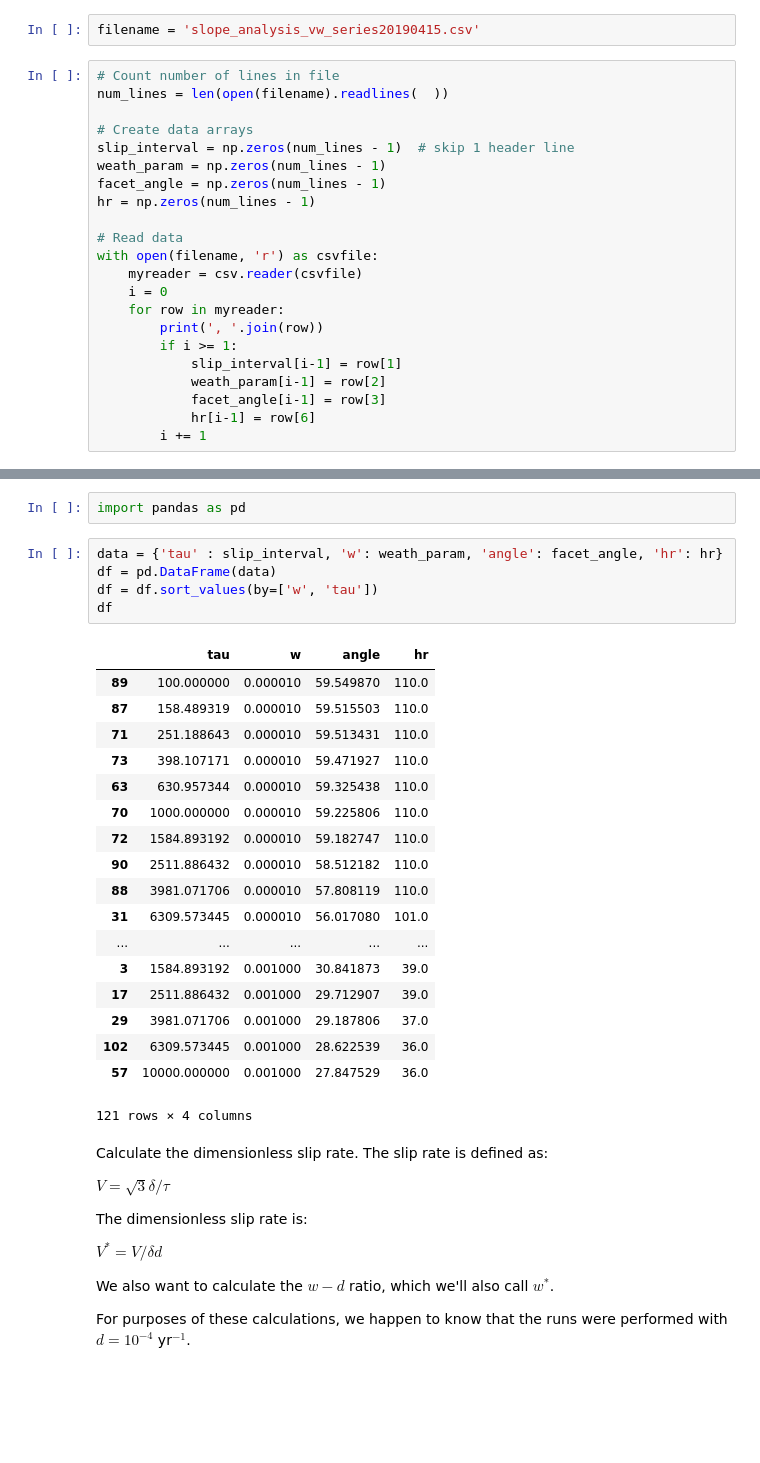
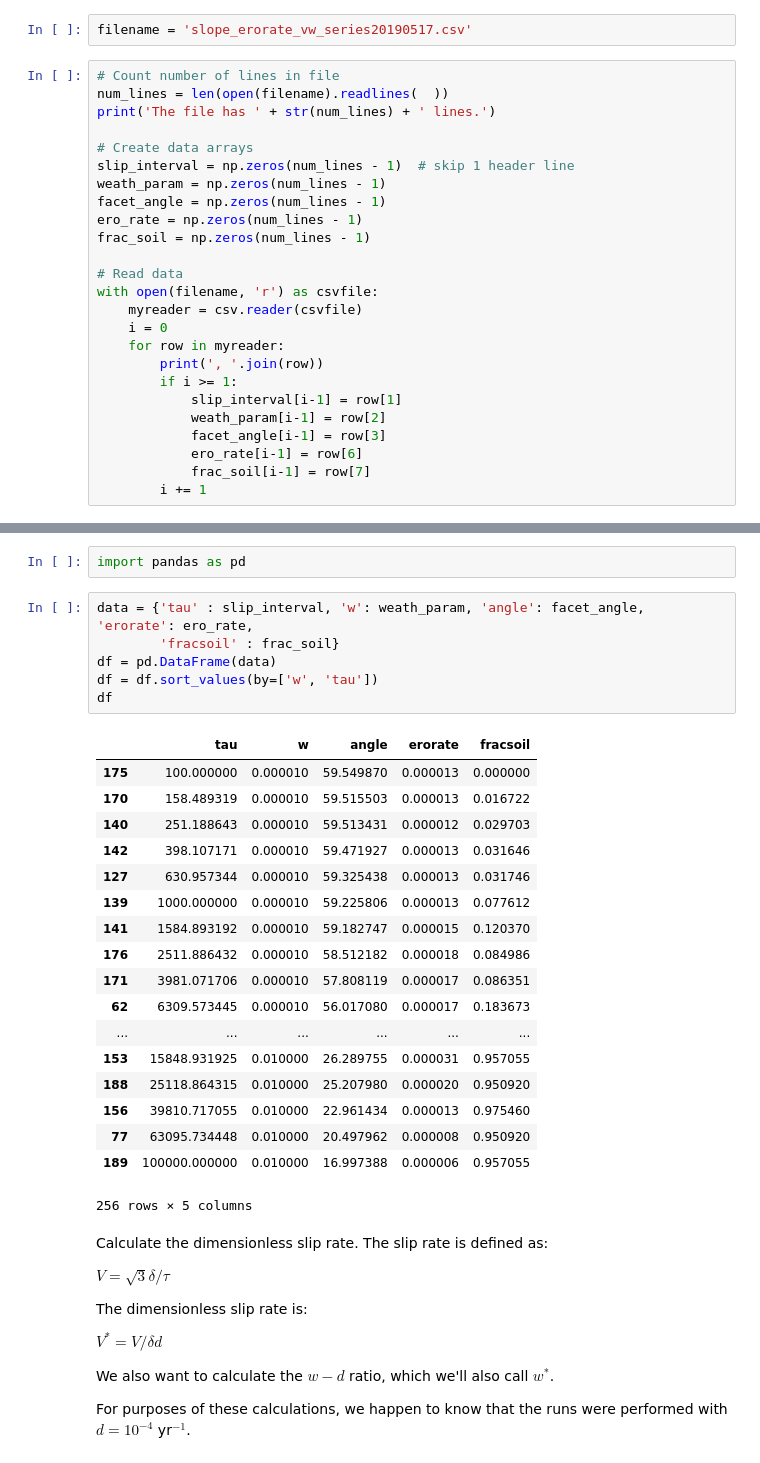
Before and after one commit to gregtucker/facetmorphology, a Jupyter notebook: DataAnalysis/plot_and_analyze_vw_series_runs.ipynb, the cells around one changed output, grey strips where cells are left out. Cells and saved outputs as stored; diff of their text form; blank space fills up the shorter version.

```diff
--- a/DataAnalysis/plot_and_analyze_vw_series_runs.ipynb
+++ b/DataAnalysis/plot_and_analyze_vw_series_runs.ipynb
@@ -10,16 +10,18 @@ import matplotlib.pyplot as plt
 # %% [markdown]
 Read in data from 121 model runs that have already been compiled into a .csv file. Read into arrays for the slip-interval parameter, the weathering-rate parameter, and the resulting facet slope angle.
 # %%
-filename = 'slope_analysis_vw_series20190415.csv'
+filename = 'slope_erorate_vw_series20190517.csv'
 # %%
 # Count number of lines in file
 num_lines = len(open(filename).readlines(  ))
+print('The file has ' + str(num_lines) + ' lines.')
 
 # Create data arrays
 slip_interval = np.zeros(num_lines - 1)  # skip 1 header line
 weath_param = np.zeros(num_lines - 1)
 facet_angle = np.zeros(num_lines - 1)
-hr = np.zeros(num_lines - 1)
+ero_rate = np.zeros(num_lines - 1)
+frac_soil = np.zeros(num_lines - 1)
 
 # Read data
 with open(filename, 'r') as csvfile:
@@ -31,6 +33,7 @@ with open(filename, 'r') as csvfile:
             slip_interval[i-1] = row[1]
             weath_param[i-1] = row[2]
             facet_angle[i-1] = row[3]
-            hr[i-1] = row[6]
+            ero_rate[i-1] = row[6]
+            frac_soil[i-1] = row[7]
         i += 1
 # %% [output]
@@ -56,29 +59,30 @@ Convert the data into a pandas DataFrame. This allows us to sort the data set ac
 # %%
 import pandas as pd
 # %%
-data = {'tau' : slip_interval, 'w': weath_param, 'angle': facet_angle, 'hr': hr}
+data = {'tau' : slip_interval, 'w': weath_param, 'angle': facet_angle, 'erorate': ero_rate,
+        'fracsoil' : frac_soil}
 df = pd.DataFrame(data)
 df = df.sort_values(by=['w', 'tau'])
 df
 # %% [output]
-|  | tau | w | angle | hr |
-| 89 | 100.000000 | 0.000010 | 59.549870 | 110.0 |
-| 87 | 158.489319 | 0.000010 | 59.515503 | 110.0 |
-| 71 | 251.188643 | 0.000010 | 59.513431 | 110.0 |
-| 73 | 398.107171 | 0.000010 | 59.471927 | 110.0 |
-| 63 | 630.957344 | 0.000010 | 59.325438 | 110.0 |
-| 70 | 1000.000000 | 0.000010 | 59.225806 | 110.0 |
-| 72 | 1584.893192 | 0.000010 | 59.182747 | 110.0 |
-| 90 | 2511.886432 | 0.000010 | 58.512182 | 110.0 |
-| 88 | 3981.071706 | 0.000010 | 57.808119 | 110.0 |
-| 31 | 6309.573445 | 0.000010 | 56.017080 | 101.0 |
-| ... | ... | ... | ... | ... |
-| 3 | 1584.893192 | 0.001000 | 30.841873 | 39.0 |
-| 17 | 2511.886432 | 0.001000 | 29.712907 | 39.0 |
-| 29 | 3981.071706 | 0.001000 | 29.187806 | 37.0 |
-| 102 | 6309.573445 | 0.001000 | 28.622539 | 36.0 |
-| 57 | 10000.000000 | 0.001000 | 27.847529 | 36.0 |
+|  | tau | w | angle | erorate | fracsoil |
+| 175 | 100.000000 | 0.000010 | 59.549870 | 0.000013 | 0.000000 |
+| 170 | 158.489319 | 0.000010 | 59.515503 | 0.000013 | 0.016722 |
+| 140 | 251.188643 | 0.000010 | 59.513431 | 0.000012 | 0.029703 |
+| 142 | 398.107171 | 0.000010 | 59.471927 | 0.000013 | 0.031646 |
+| 127 | 630.957344 | 0.000010 | 59.325438 | 0.000013 | 0.031746 |
+| 139 | 1000.000000 | 0.000010 | 59.225806 | 0.000013 | 0.077612 |
+| 141 | 1584.893192 | 0.000010 | 59.182747 | 0.000015 | 0.120370 |
+| 176 | 2511.886432 | 0.000010 | 58.512182 | 0.000018 | 0.084986 |
+| 171 | 3981.071706 | 0.000010 | 57.808119 | 0.000017 | 0.086351 |
+| 62 | 6309.573445 | 0.000010 | 56.017080 | 0.000017 | 0.183673 |
+| ... | ... | ... | ... | ... | ... |
+| 153 | 15848.931925 | 0.010000 | 26.289755 | 0.000031 | 0.957055 |
+| 188 | 25118.864315 | 0.010000 | 25.207980 | 0.000020 | 0.950920 |
+| 156 | 39810.717055 | 0.010000 | 22.961434 | 0.000013 | 0.975460 |
+| 77 | 63095.734448 | 0.010000 | 20.497962 | 0.000008 | 0.950920 |
+| 189 | 100000.000000 | 0.010000 | 16.997388 | 0.000006 | 0.957055 |
-121 rows × 4 columns
+256 rows × 5 columns
 # %% [markdown]
 Calculate the dimensionless slip rate. The slip rate is defined as:
 
```
Also changed, not shown: parts of 45 cells of this notebook, 5 other files.
